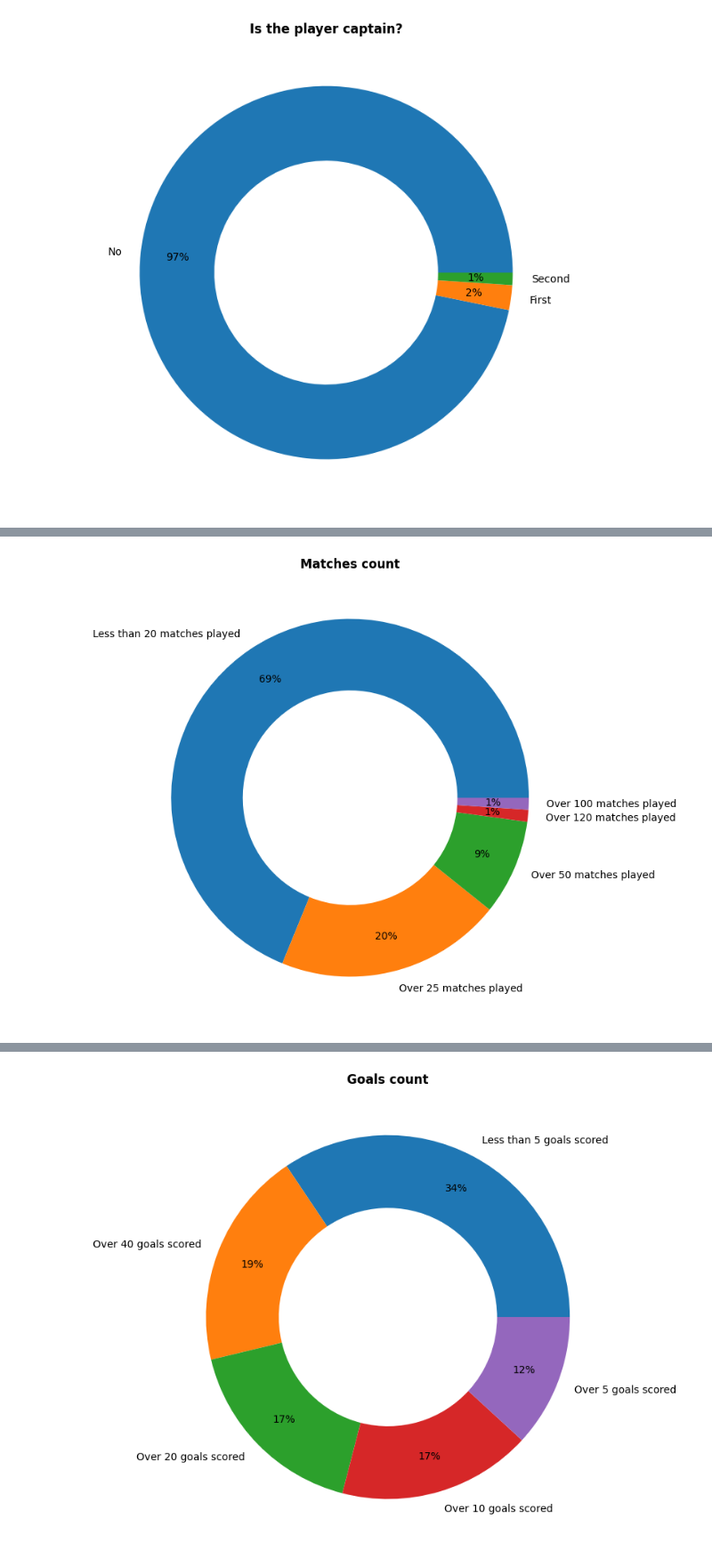
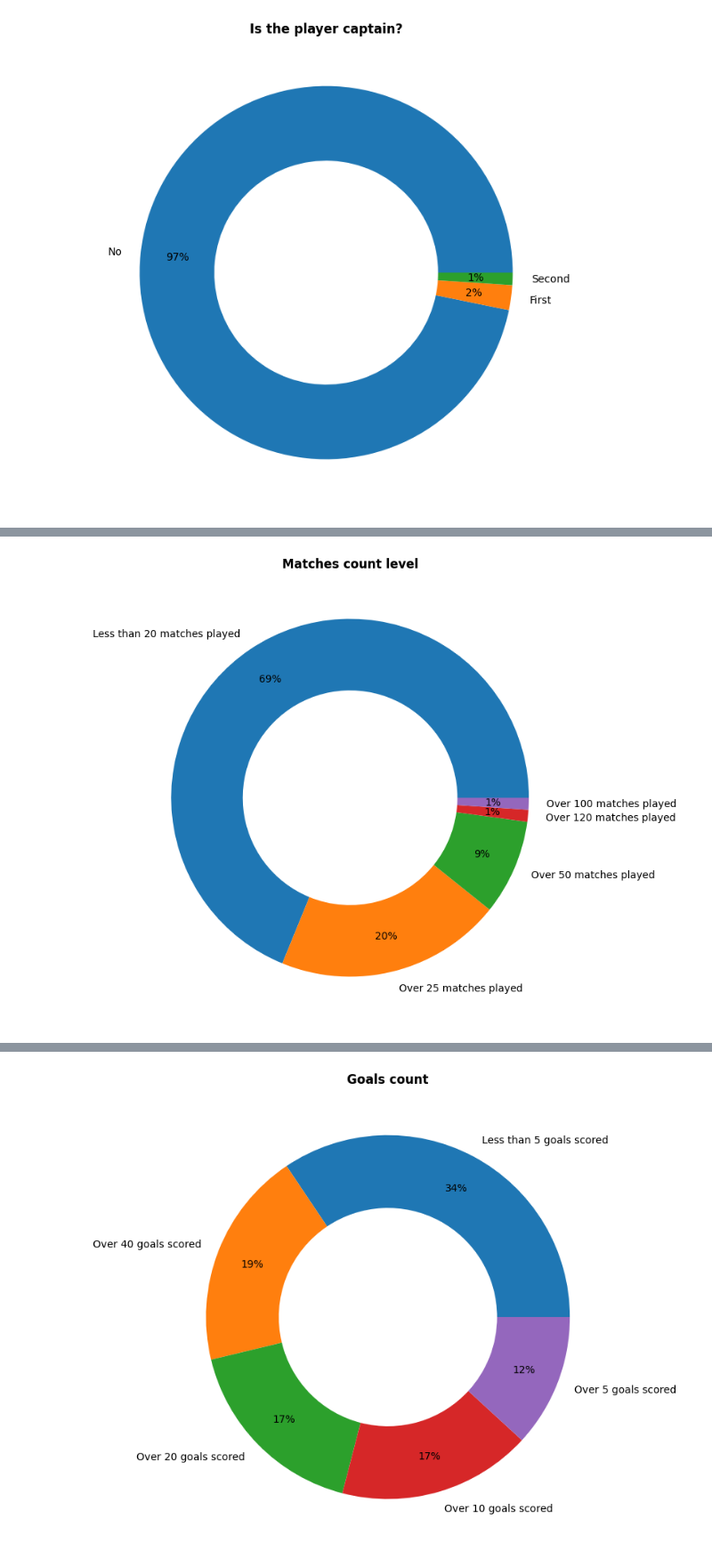
Before and after one commit to guilhermelaviola/FantasySoccer, a Jupyter notebook: CzechoslovakiaNTStudy.ipynb, the cells around one changed output, grey strips where cells are left out. Shown at 89% size. Saved outputs shown, nothing was run; the diff lists cells and outputs as text; code cells hidden in the pictures.

```diff
--- a/CzechoslovakiaNTStudy.ipynb
+++ b/CzechoslovakiaNTStudy.ipynb
@@ -84,4 +81,14 @@ cs['Position'] = cs['Position'].replace(position_mapping)
 # %%
+# Replacing abbreviations in the 'Position' column:
+position_mapping = {
+    'GK': '1. Goalkeeper',
+    'DF': '2. Defender',
+    'MF': '3. Midfielder',
+    'FW': '4. Striker'
+}
+
+cs['Position'] = cs['Position'].replace(position_mapping)
+
 # Creating the 'Captain?' column based on the 'Player' column:
 def determine_captain_status(player):
     if '(captain)' in player:
@@ -99,3 +106,26 @@ cs['Captain?'] = cs['Player'].apply(determine_captain_status)
 
 # Removing annotations from the 'Player' column:
 cs['Player'] = cs['Player'].str.replace(r'\s*\(captain\)|\s*\(vice-captain\)|\s*\(third-captain\)|\s*\(fourth-captain\)', '', regex=True).str.strip()
+
+# Removing rows with 'RET' in the 'Player' column:
+cs = cs[~cs['Player'].str.contains(r'\bRET\b', na=False)]
+
+# Cleaning the 'Player' column:
+cs['Player'] = cs['Player'].str.replace(r'\s*(INJ|\(captain\)|\(vice-captain\)|\(third-captain\))', '', regex=True).str.strip()
+
+# Cleaning the 'Date of birth' column:
+cs['Date of birth'] = cs['Date of birth'].str.replace(r'\s*\(age\s*\d+\)', '', regex=True)
+
+# Spliting 'Club' column into 'Club country' and 'Club' columns:
+cs[['Club country', 'Club']] = cs['Club'].str.split(' ', n=1, expand=True)
+# Pass 'expand=True' as a keyword argument, and 'n=1' for the max splits
+
+# Rearranging the columns:
+cs = cs[['Number', 'Position', 'Player', 'Date of birth', 'Matches', 'Goals', 'Club', 'Club country', 'Captain?', 'Nationality']]
+
+# Converting the 'Date of birth' to datetime object:
+#pd.to_datetime(cs['Date of birth'])
+cs['Date of birth'] = cs['Date of birth'].astype('datetime64[ns]')
+
+# Displaying the last 5 row:
+cs.tail()
@@ -171,8 +182,8 @@ plt.show()
 # %% [output]
 [figure]
 # %%
-# Checking the level of matches played by the players:
-def matches_count(row):
+# Checking the match count level of the players:
+def match_count_level(row):
   num_of_matches = row['Matches']
   if num_of_matches >= 25 and num_of_matches < 50:
     result = 'Over 25 matches played'
@@ -187,7 +198,7 @@ def matches_count(row):
   return result
 
 # Applying the function above on a column of the dataset and generating a new column as result:
-cs['Matches count'] = cs.apply(matches_count, axis=1)
+cs['Match count level'] = cs.apply(match_count_level, axis=1)
 cs.head()
 # %% [output]
 |  | Number | Position | Player | Date of birth | Matches | Goals | Club | Club country | Captain? | ... |
@@ -199,9 +210,9 @@ cs.head()
 # %%
 # Displaying the matches count result:
-cs['Matches count'].value_counts().plot(kind = 'pie', autopct = '%.0f%%', figsize = (8, 8), wedgeprops = dict(width = 0.4), pctdistance = 0.8)
+cs['Match count level'].value_counts().plot(kind = 'pie', autopct = '%.0f%%', figsize = (8, 8), wedgeprops = dict(width = 0.4), pctdistance = 0.8)
 plt.ylabel(None)
-plt.title('Matches count', fontweight = 'bold')
+plt.title('Matches count level', fontweight = 'bold')
 plt.show()
 # %% [output]
-[figure, old version]
+[figure, new version]
 # %%
```
Also changed, not shown: parts of 15 cells of this notebook.
